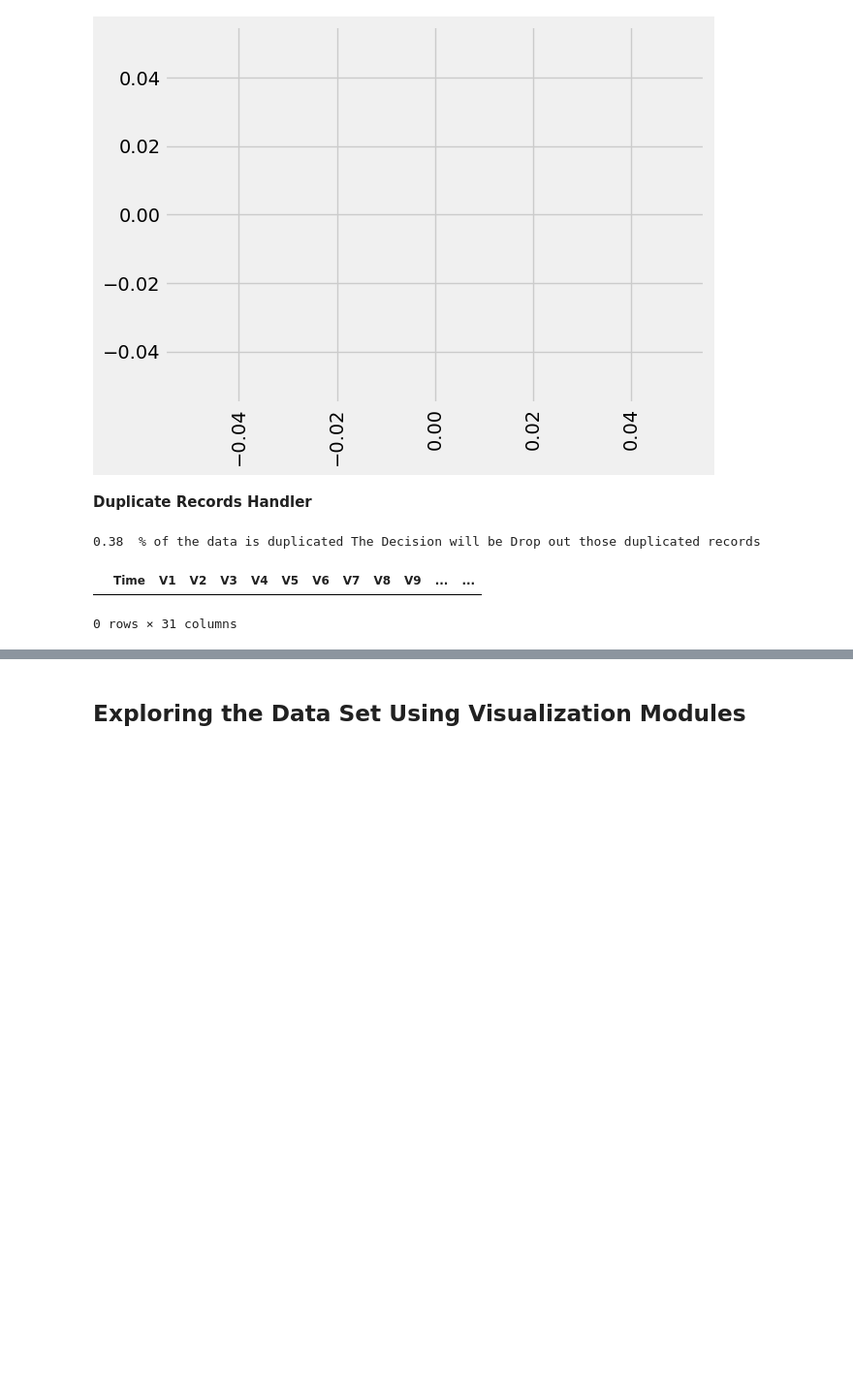
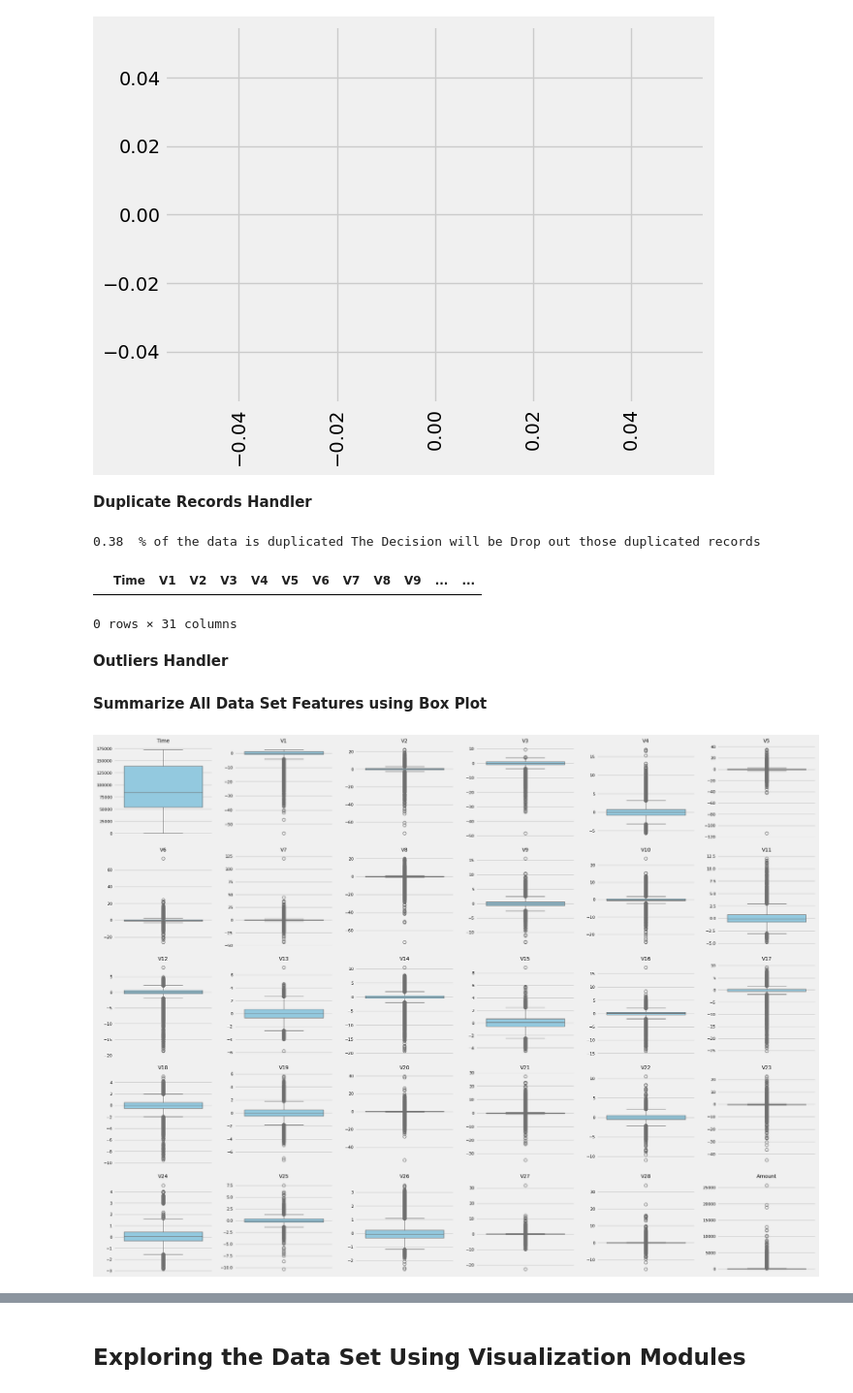
Before and after one commit to ZiadMAlsawy/ML_Project, a Jupyter notebook: Task_2.ipynb, the cells around one changed output, grey strips where cells are left out. Shown: that part at 97% size. Drawn from its saved outputs; the diff is of its cells as text; code cells hidden in the pictures; blank space fills up the shorter version.

```diff
--- a/Task_2.ipynb
+++ b/Task_2.ipynb
@@ -140,3 +154,24 @@ creditCard[creditCard.duplicated()]
 # %% [output]
 |  | Time | V1 | V2 | V3 | V4 | V5 | V6 | V7 | V8 | V9 | ... | ... |
 0 rows × 31 columns
+# %% [markdown]
+**Outliers Handler**
+# %% [markdown]
+**Summarize All Data Set Features using Box Plot**
+# %%
+fig, axes = plt.subplots(nrows=5, ncols=6, figsize=(20, 15))
+axes = axes.flatten()
+
+for i, column in enumerate(creditCard.columns[:30]):
+    sns.boxplot(data=creditCard, y=column, ax=axes[i], color='skyblue')
+    axes[i].set_title(column, fontsize=10)
+    axes[i].set_ylabel('')
+    axes[i].tick_params(axis='y', labelsize=8)
+
+for j in range(len(creditCard.columns[:31]), len(axes)):
+    axes[j].axis('off')
+
+plt.tight_layout()
+plt.show()
+# %% [output]
+[figure, added]
```
Also changed, not shown: parts of 66 cells of this notebook.
